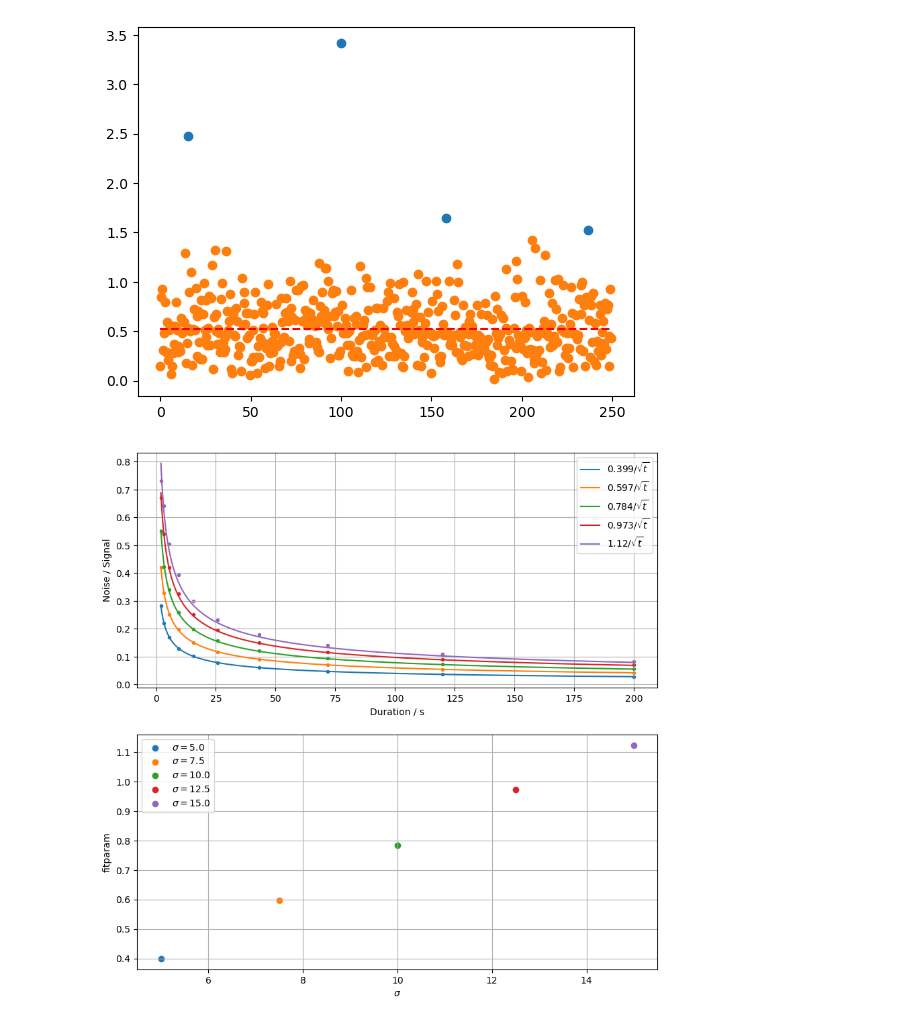
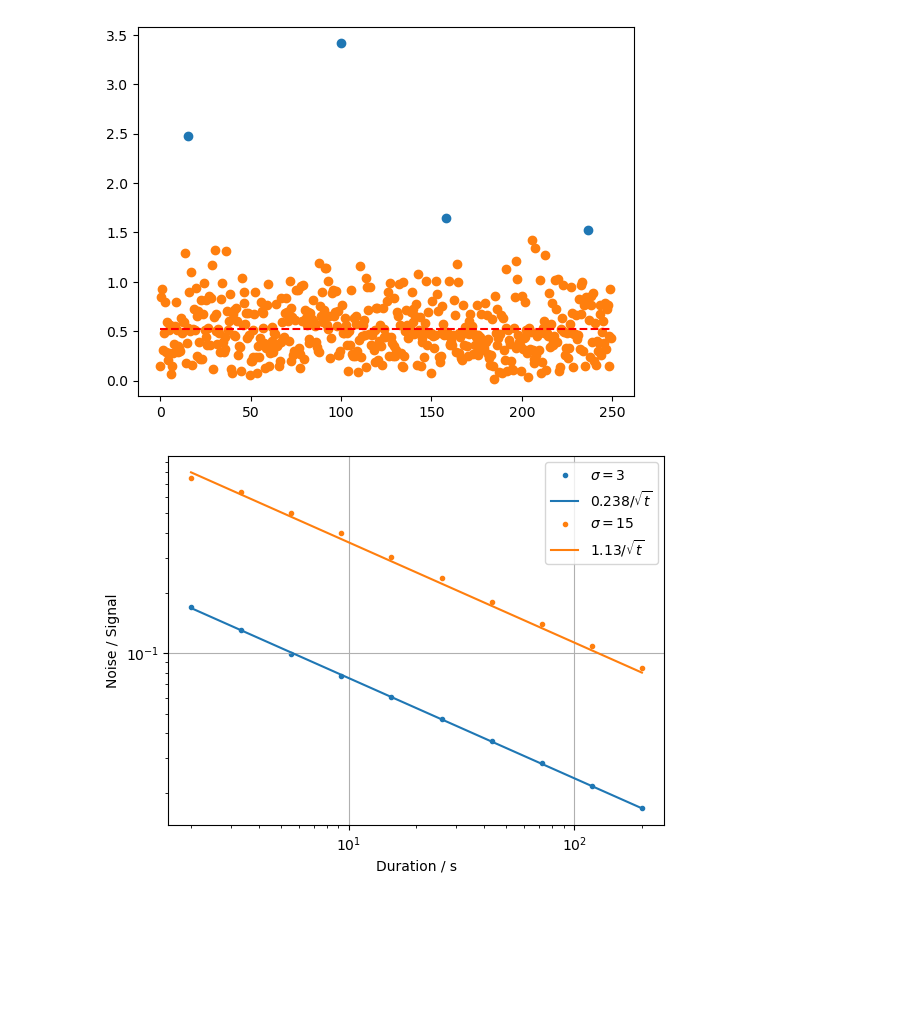
Before and after one commit to hanno22/FPraktikum, a Jupyter notebook: Spektralanalyse/signal_to_noise_ratio.ipynb, the cells around one changed output. Saved outputs shown, nothing was run; the diff lists cells and outputs as text; code cells hidden in the pictures; blank space fills up the shorter version.

```diff
--- a/Spektralanalyse/signal_to_noise_ratio.ipynb
+++ b/Spektralanalyse/signal_to_noise_ratio.ipynb
@@ -53,35 +53,33 @@ def calc_noise_level_series(noise):
 # %%
 from scipy.optimize import curve_fit
 
-fig, (ax, ax2) = plt.subplots(2, 1, figsize = (10,10))
+fig, ax = plt.subplots()
 
 def sqrt_fit(ts, a):
     return a / np.sqrt(ts)
 
 
 
-for noi in np.linspace(5, 15,5):
+for noi in [3,15]:
     noise_level = calc_noise_level_series(noi)
-    ax.scatter(ns * dt, noise_level, marker='.')
-
-
+    ax.scatter(ns * dt, noise_level, marker='.', label=f"$\\sigma = {noi}$")
     opt_params = curve_fit(sqrt_fit, ns *dt, noise_level, (1))
     ts_fine = np.linspace(np.min(ns) * dt, np.max(ns) * dt, 1000)
     ax.plot(ts_fine, sqrt_fit(ts_fine, opt_params[0]), label=f"${opt_params[0][0]:.3} / \\sqrt{{t}}$")
-    ax2.scatter(noi, opt_params[0], label =f"$\\sigma = {noi}$")
+    #ax2.scatter(noi, opt_params[0], label =f"$\\sigma = {noi}$")
 
 
 
 
 
 
 ax.set(xlabel='Duration / s', ylabel="Noise / Signal")
 ax.grid()
-ax2.grid()
+#ax2.grid()
 ax.legend()
-ax2.legend()
-ax2.set(xlabel="$\\sigma$", ylabel="fitparam")
-#ax.loglog()
+#ax2.legend()
+#ax2.set(xlabel="$\\sigma$", ylabel="fitparam")
+ax.loglog()
 fig.savefig('out/noise_level_dependent_on_measure_time')
 # %% [output]
-[figure, old version]
+[figure, new version]
```
Also changed, not shown: 8 other files.
